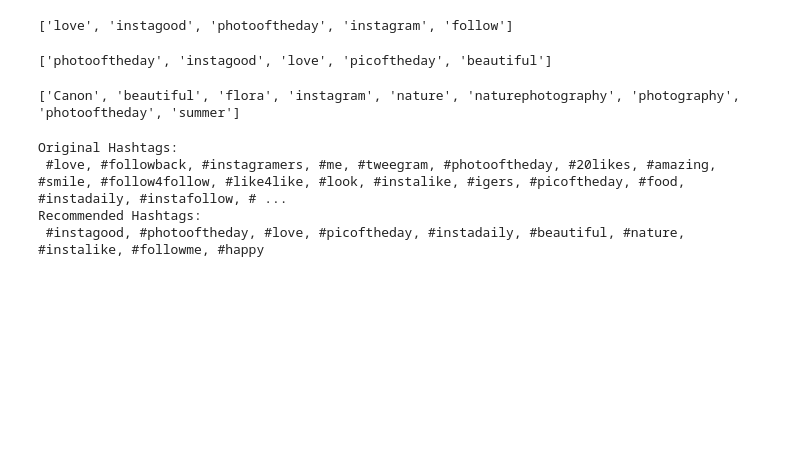
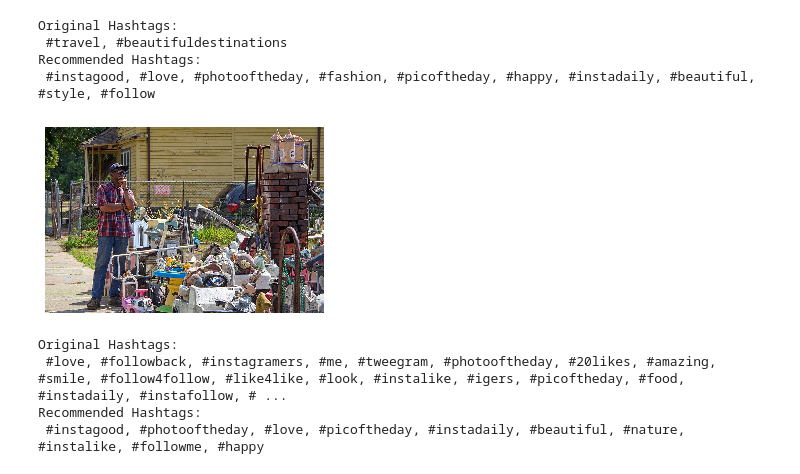
Before and after one commit to afikbar/HashtagRecommender, a Jupyter notebook: HashtagRecommender.ipynb, the cells around one changed output. Drawn from its saved outputs; the diff is of its cells as text; code cells hidden in the pictures; blank space fills up the shorter version.

```diff
--- a/HashtagRecommender.ipynb
+++ b/HashtagRecommender.ipynb
@@ -25,17 +21,3 @@ split_file(source='model.pkl', write_size=50*(10**6), dest_folder='Model_Files')
-# %%
-hashtags_predictions = hr.predict_hashtags(hr.base_images_path + train_images_names[1], num_neighbors=20, num_predict=5)
-hashtags_predictions.values[0]
-# %% [output]
-['love', 'instagood', 'photooftheday', 'instagram', 'follow']
-# %%
-hashtags_predictions = hr.predict_hashtags(hr.base_images_path + train_images_names[1], num_neighbors=20, num_predict=5, selected_hashtags=['nature'])
-hashtags_predictions.values[0]
-# %% [output]
-['photooftheday', 'instagood', 'love', 'picoftheday', 'beautiful']
-# %%
-print(hr.full_data.loc[train_images_names[1]].hashtags)
-# %% [output]
-['Canon', 'beautiful', 'flora', 'instagram', 'nature', 'naturephotography', 'photography', 'photooftheday', 'summer']
 # %%
 import matplotlib.image as mpimg
 import matplotlib.pyplot as plt
@@ -46,6 +28,19 @@ def show_results(image_path, true_tags, rec_tags):
     plt.imshow(img)
     print("Original Hashtags:\n",", ".join(map(lambda x: '#'+x, true_tags)))
     print("Recommended Hashtags:\n",", ".join(map(lambda x: '#'+x, rec_tags)))
+# %%
+img = test_images_names[0]
+hashtags_predictions = hr.predict_hashtags(hr.base_images_path + img, num_neighbors=20, num_predict=10).values[0]
+show_results(hr.base_images_path + img,
+            hr.full_data.loc[img].hashtags,
+            hashtags_predictions
+            )
+# %% [output]
+Original Hashtags:
+ #travel, #beautifuldestinations
+Recommended Hashtags:
+ #instagood, #love, #photooftheday, #fashion, #picoftheday, #happy, #instadaily, #beautiful, #style, #follow
+[figure, added]
 # %%
 img = 'B_2VwQBAXxq.jpg'
 hashtags_predictions = hr.predict_hashtags(hr.base_images_path + img, num_neighbors=20, num_predict=10).values[0]
```
Also changed, not shown: parts of 1 cell of this notebook.
